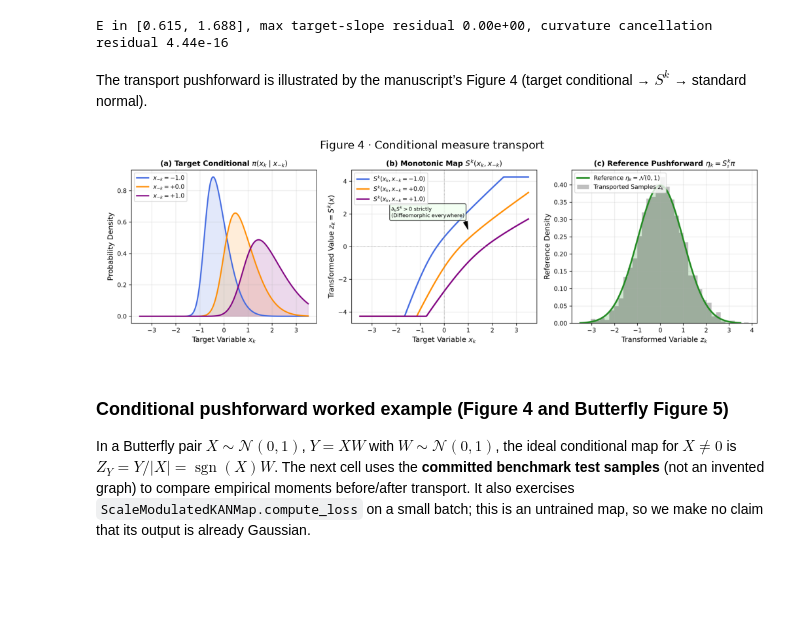
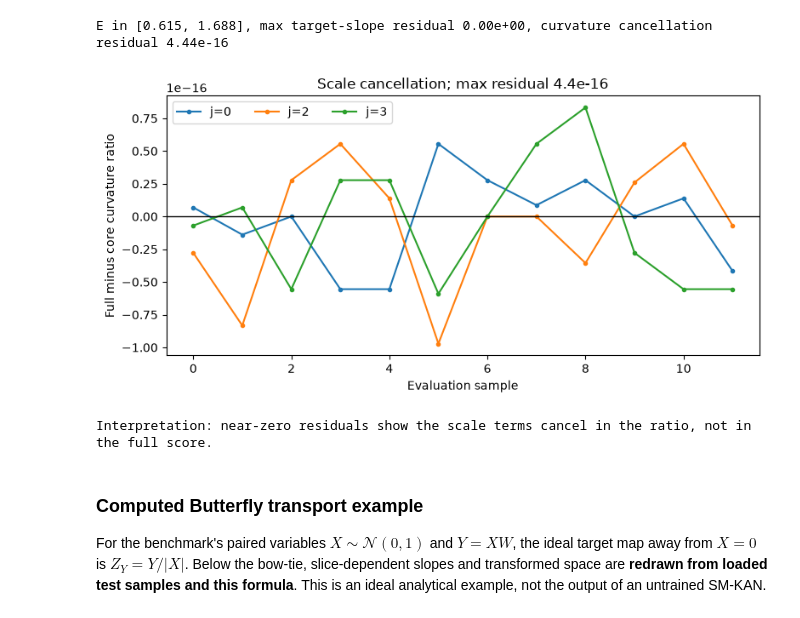
Before and after one commit to StefanoFochesatto/lsing_sw, a Jupyter notebook: notebooks/kan_transport_guide.ipynb, the cells around one changed output. Cells and saved outputs as stored; diff of their text form; code cells hidden in the pictures; blank space fills up the shorter version.

```diff
--- a/notebooks/kan_transport_guide.ipynb
+++ b/notebooks/kan_transport_guide.ipynb
@@ -253,42 +288,50 @@ sm.randomize_parameters_(std=0.5, delta_std=0.6)
 x_sm = torch.randn(12, 4, dtype=torch.float64, device=device)
 with torch.no_grad():
     full = sm.compute_derivatives(x_sm)
     lhs = (full["S_jkk"] * full["S_k"] - full["S_kk"] * full["S_jk"]) / full["S_k"].square()
     acts, derivatives_per_layer = x_sm, []
     for layer in sm.core_layers:
         acts, p1, p2, p3 = layer.eval_splines_and_derivatives(acts)
         derivatives_per_layer.append((p1, p2, p3))
     A = torch.eye(4, dtype=x_sm.dtype, device=device).expand(len(x_sm), 4, 4)
     B, D = torch.zeros_like(A), torch.zeros_like(A)
     for p1, p2, p3 in derivatives_per_layer:
         Ak, Bk = A[:, :, 1], B[:, :, 1]
         A_next = torch.einsum('bai,bij->baj', p1, A)
         B_next = torch.einsum('bai,bi,bij->baj', p2, Ak, A) + torch.einsum('bai,bij->baj', p1, B)
         D_next = (torch.einsum('bai,bi,bij->baj', p3, Ak.square(), A) +
                   torch.einsum('bai,bij->baj', p2, Bk.unsqueeze(-1)*A + 2*Ak.unsqueeze(-1)*B) +
                   torch.einsum('bai,bij->baj', p1, D))
         A, B, D = A_next, B_next, D_next
     core_k, core_jk, core_jkk = A[:, :, 1], B.squeeze(1), D.squeeze(1)
     rhs = (core_jkk * core_k - core_jk[:, [1]] * core_jk) / core_k.square()
     residual = (lhs - rhs).abs().max().item()
     x_cond = x_sm[:, sm.other_indices]
     raw_scale = sm.scale_net(x_cond)
     E = torch.exp(sm.scale_bound * torch.tanh(raw_scale / sm.scale_bound))
     slope_error = (full["S_k"] - E * core_k).abs().max().item()
 assert residual < 1e-9 and slope_error < 1e-9
 print(f"E in [{E.min().item():.3f}, {E.max().item():.3f}], "
       f"max target-slope residual {slope_error:.2e}, curvature cancellation residual {residual:.2e}")
+
+fig, ax = plt.subplots(figsize=(8, 4))
+cancel = (lhs-rhs).detach().cpu().numpy()
+for j in sm.other_indices:
+    ax.plot(np.arange(len(cancel)), cancel[:, j], marker="o", ms=3, label=f"j={j}")
+ax.axhline(0, color="black", lw=1)
+ax.set(xlabel="Evaluation sample", ylabel="Full minus core curvature ratio",
+       title=f"Scale cancellation; max residual {residual:.1e}")
+ax.legend(ncol=3)
+save_plot(fig, "theorem_scale_cancellation.png")
+print("Interpretation: near-zero residuals show the scale terms cancel in the ratio, not in the full score.")
+np.savetxt(RUN_DIR / "theorem_scale_cancellation.csv", cancel, delimiter=",")
 # %% [output]
 E in [0.615, 1.688], max target-slope residual 0.00e+00, curvature cancellation residual 4.44e-16
+[figure, added]
+Interpretation: near-zero residuals show the scale terms cancel in the ratio, not in the full score.
-# %% [markdown]
-The transport pushforward is illustrated by the manuscript’s Figure 4 (target conditional → $S^k$ → standard normal).
-# %%
-paper_figure("fig4_measure_transport_pushforward.png", "Figure 4 · Conditional measure transport")
-# %% [output]
-[figure, removed]
 # %% [markdown]
-### Conditional pushforward worked example (Figure 4 and Butterfly Figure 5)
-In a Butterfly pair $X\sim\mathcal N(0,1)$, $Y=XW$ with $W\sim\mathcal N(0,1)$, the ideal conditional map for $X\ne0$ is $Z_Y=Y/|X|=\operatorname{sgn}(X)W$. The next cell uses the **committed benchmark test samples** (not an invented graph) to compare empirical moments before/after transport. It also exercises `ScaleModulatedKANMap.compute_loss` on a small batch; this is an untrained map, so we make no claim that its output is already Gaussian.
+### Computed Butterfly transport example
+For the benchmark's paired variables $X\sim\mathcal N(0,1)$ and $Y=XW$, the ideal target map away from $X=0$ is $Z_Y=Y/|X|$. Below the bow-tie, slice-dependent slopes and transformed space are **redrawn from loaded test samples and this formula**. This is an ideal analytical example, not the output of an untrained SM-KAN.
 # %%
 butterfly_samples = np.loadtxt(REPO_ROOT / "data/butterfly/bf_tst_10000_10d.txt", delimiter=",")[:2000, :2]
 x_bf, y_bf = butterfly_samples[:, 0], butterfly_samples[:, 1]
```
Also changed, not shown: parts of 26 cells of this notebook, 3 other files.
